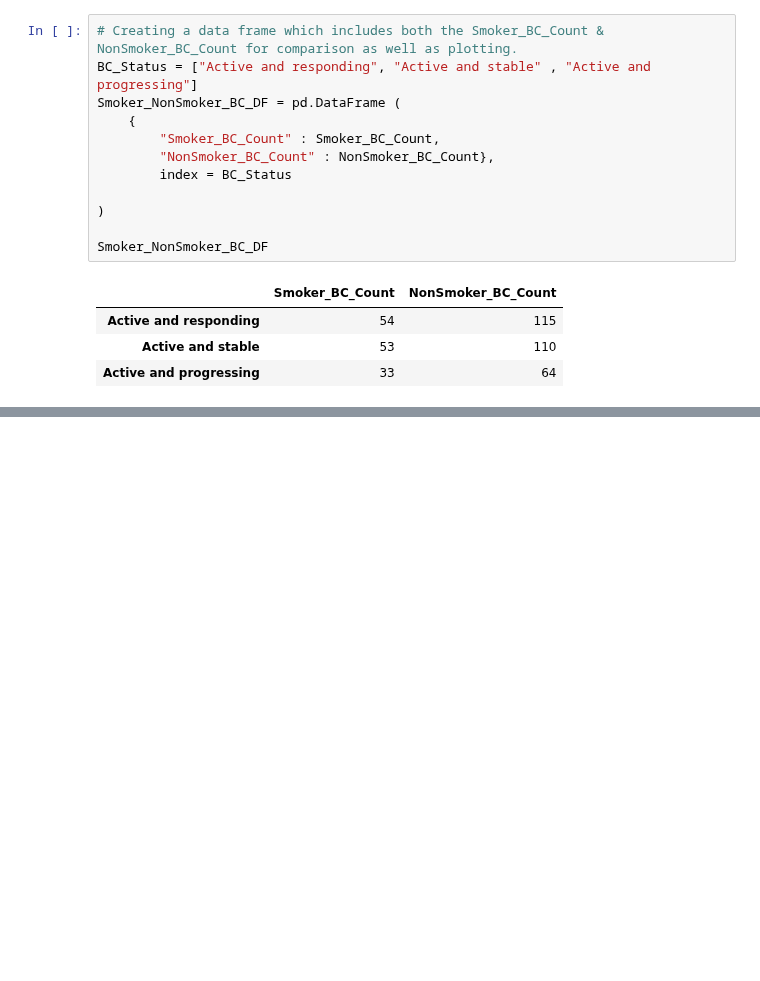
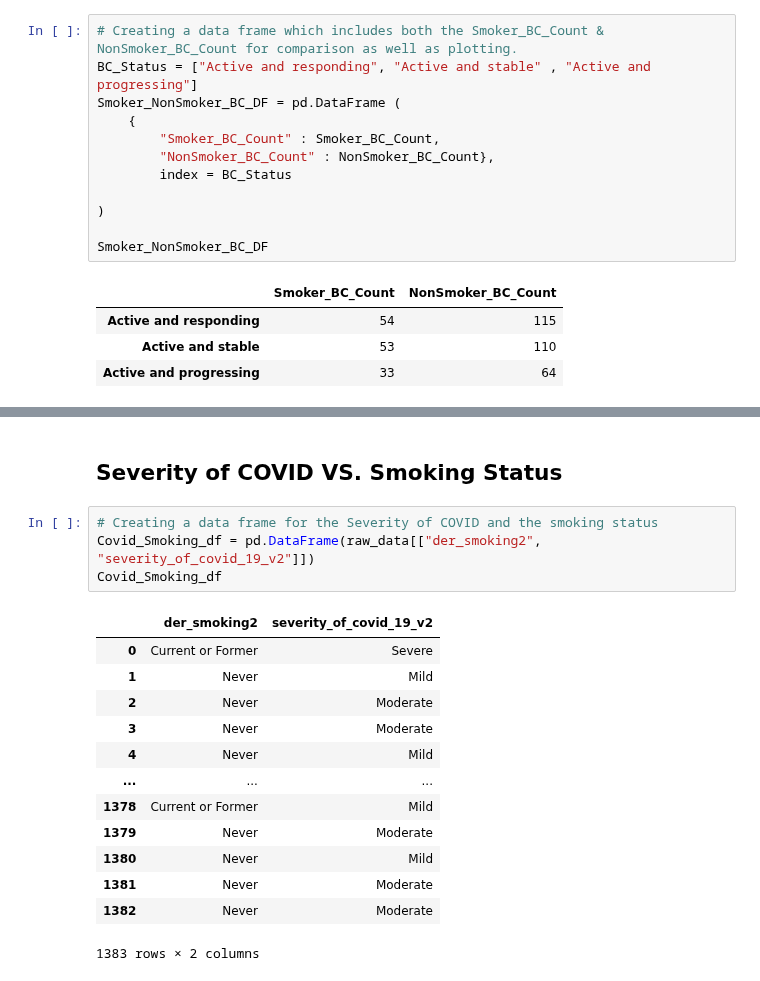
Before and after one commit to HSaleem352/Bootcamp-Project1, a Jupyter notebook: data_cleaning_MB.ipynb, the cells around one changed output, grey strips where cells are left out. Drawn from its saved outputs; the diff is of its cells as text; blank space fills up the shorter version.

```diff
--- a/data_cleaning_MB.ipynb
+++ b/data_cleaning_MB.ipynb
@@ -238 +237,21 @@ Text(0, 0.5, 'Number of Smokers_BC & Non-Smokers_BC')
 [figure]
+# %% [markdown]
+## Severity of COVID VS. Smoking Status
+# %%
+# Creating a data frame for the Severity of COVID and the smoking status
+Covid_Smoking_df = pd.DataFrame(raw_data[["der_smoking2", "severity_of_covid_19_v2"]])
+Covid_Smoking_df
+# %% [output]
+|  | der_smoking2 | severity_of_covid_19_v2 |
+| 0 | Current or Former | Severe |
+| 1 | Never | Mild |
+| 2 | Never | Moderate |
+| 3 | Never | Moderate |
+| 4 | Never | Mild |
+| ... | ... | ... |
+| 1378 | Current or Former | Mild |
+| 1379 | Never | Moderate |
+| 1380 | Never | Mild |
+| 1381 | Never | Moderate |
+| 1382 | Never | Moderate |
+1383 rows × 2 columns
```
Also changed, not shown: parts of 13 cells of this notebook, 1 other file.
